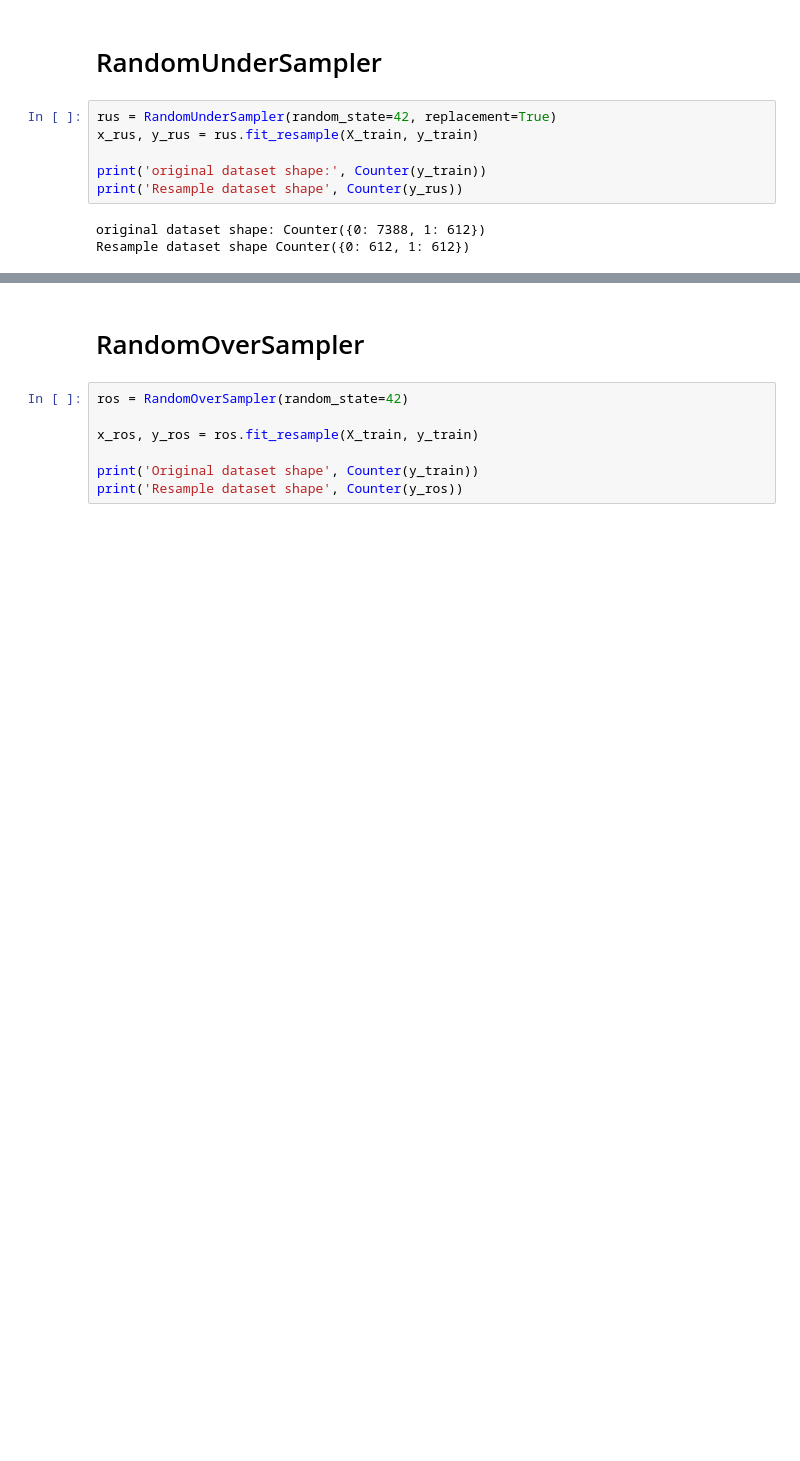
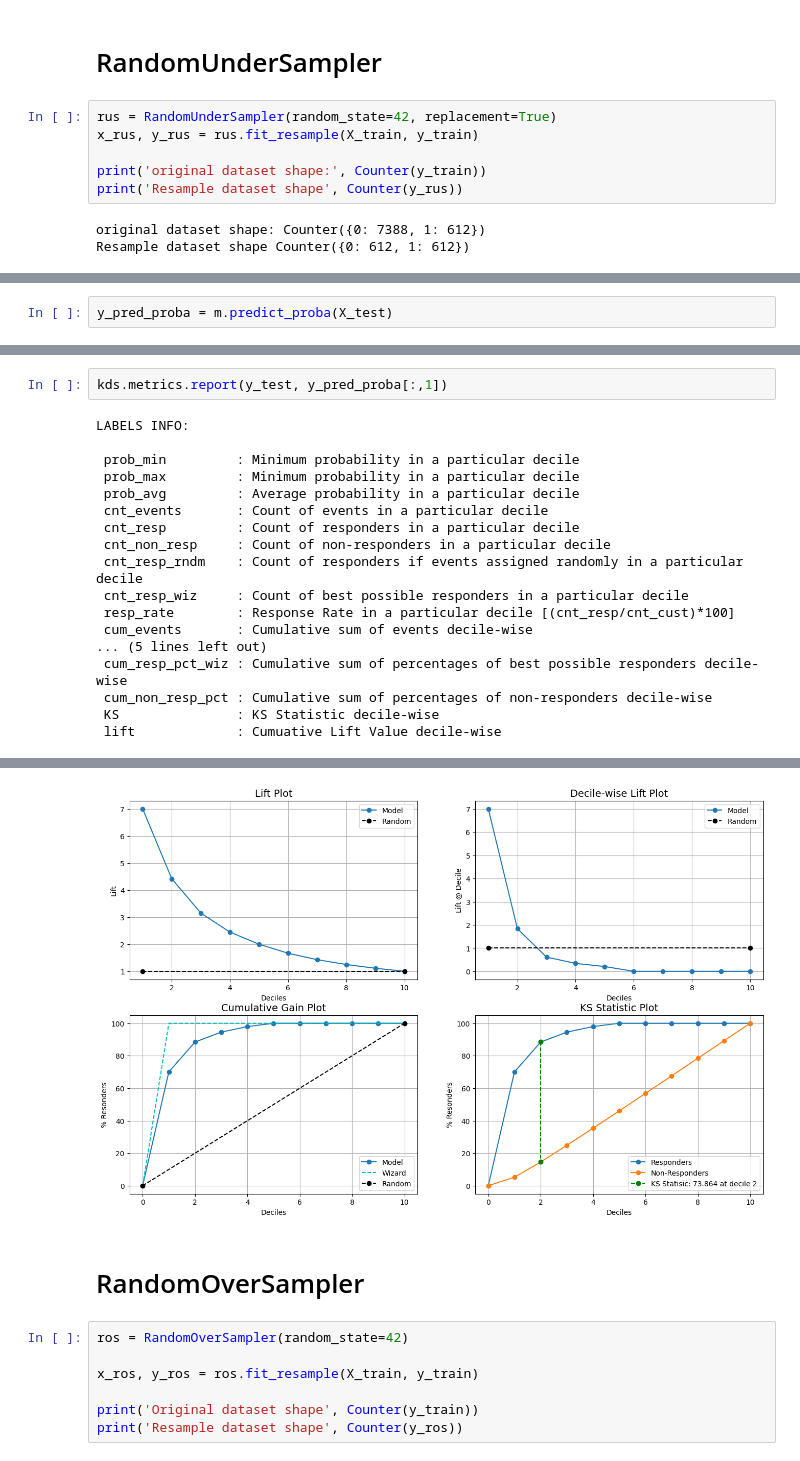
Before and after one commit to azulamakk/Predictivo-Avanzado, a Jupyter notebook: TP/Entrega1.ipynb, the cells around one changed output, grey strips where cells are left out. Cells and saved outputs as stored; diff of their text form; blank space fills up the shorter version.

```diff
--- a/TP/Entrega1.ipynb
+++ b/TP/Entrega1.ipynb
@@ -313,0 +316,2 @@ Confusion matrix:
+# %%
+y_pred_proba = m.predict_proba(X_test)
@@ -313,0 +345,20 @@ Confusion matrix:
+# %%
+kds.metrics.report(y_test, y_pred_proba[:,1])
+# %% [output]
+LABELS INFO:
+
+ prob_min         : Minimum probability in a particular decile
+ prob_max         : Minimum probability in a particular decile
+ prob_avg         : Average probability in a particular decile
+ cnt_events       : Count of events in a particular decile
+ cnt_resp         : Count of responders in a particular decile
+ cnt_non_resp     : Count of non-responders in a particular decile
+ cnt_resp_rndm    : Count of responders if events assigned randomly in a particular decile
+ cnt_resp_wiz     : Count of best possible responders in a particular decile
+ resp_rate        : Response Rate in a particular decile [(cnt_resp/cnt_cust)*100]
+ cum_events       : Cumulative sum of events decile-wise
+... (5 lines left out)
+ cum_resp_pct_wiz : Cumulative sum of percentages of best possible responders decile-wise
+ cum_non_resp_pct : Cumulative sum of percentages of non-responders decile-wise
+ KS               : KS Statistic decile-wise
+ lift             : Cumuative Lift Value decile-wise
@@ -314,3 +376,4 @@ Confusion matrix:
+[figure, added]
 # %% [markdown]
 # RandomOverSampler
 # %%
```
Also changed, not shown: parts of 12 cells of this notebook.
